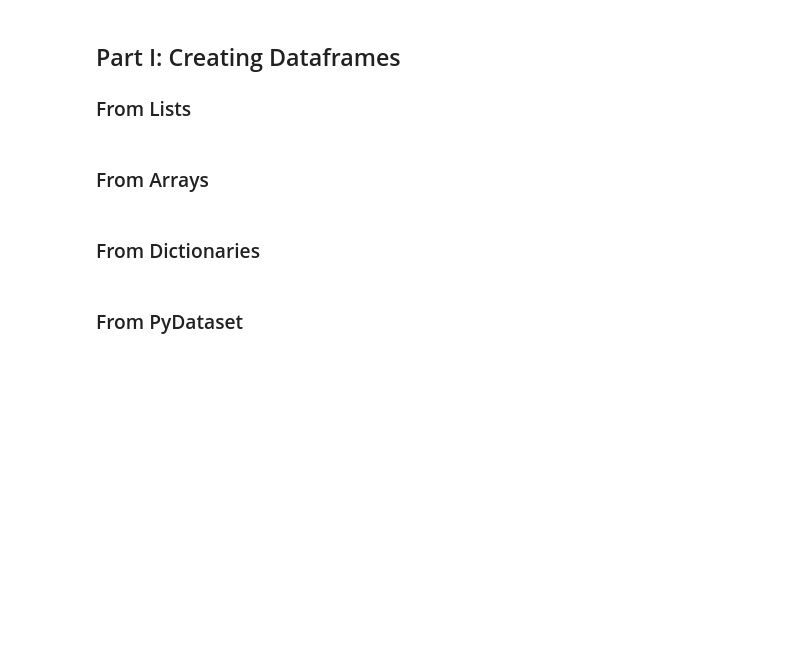
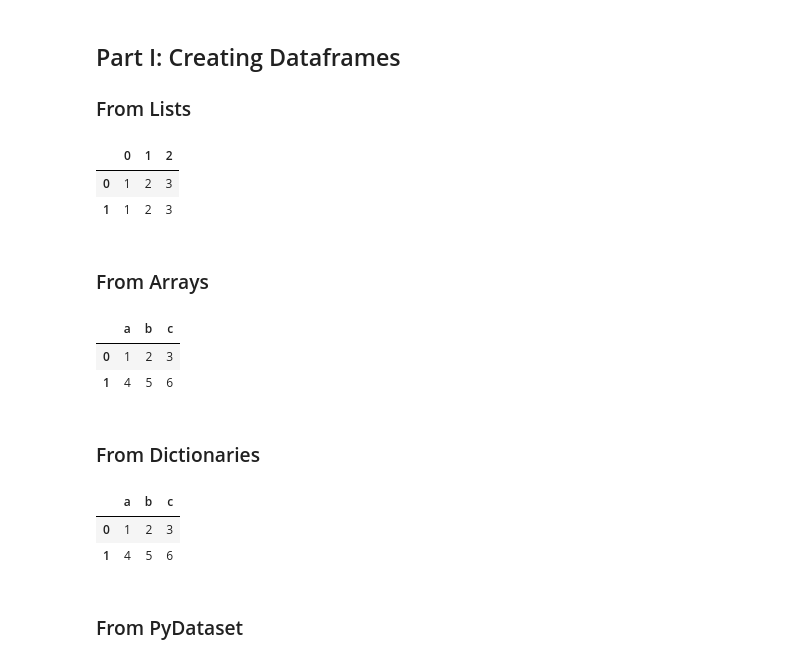
Before and after one commit to akonstans/data_science_libraries, a Jupyter notebook: pandas_advanced_dataframes_lesson.ipynb, the cells around one changed output. Saved outputs shown, nothing was run; the diff lists cells and outputs as text; code cells hidden in the pictures; blank space fills up the shorter version.

```diff
--- a/pandas_advanced_dataframes_lesson.ipynb
+++ b/pandas_advanced_dataframes_lesson.ipynb
@@ -27,10 +27,32 @@ np.random.seed(123)
 ## Part I: Creating Dataframes
 
 ### From Lists
+# %%
+pd.DataFrame([[1,2,3], [1,2,3]])
+# %% [output]
+|  | 0 | 1 | 2 |
+| 0 | 1 | 2 | 3 |
+| 1 | 1 | 2 | 3 |
 # %% [markdown]
 ### From Arrays
+# %%
+a = np.array([[1,2,3],[4,5,6]])
+pd.DataFrame(a, columns= ['a', 'b', 'c'])
+# %% [output]
+|  | a | b | c |
+| 0 | 1 | 2 | 3 |
+| 1 | 4 | 5 | 6 |
 # %% [markdown]
 ### From Dictionaries
+# %%
+pd.DataFrame({'a': [1,4],
+              'b': [2, 5],
+              'c': [3,6]
+             })
+# %% [output]
+|  | a | b | c |
+| 0 | 1 | 2 | 3 |
+| 1 | 4 | 5 | 6 |
 # %% [markdown]
 ### From PyDataset
 # %%
```
Also changed, not shown: parts of 4 cells of this notebook, 1 other file.
